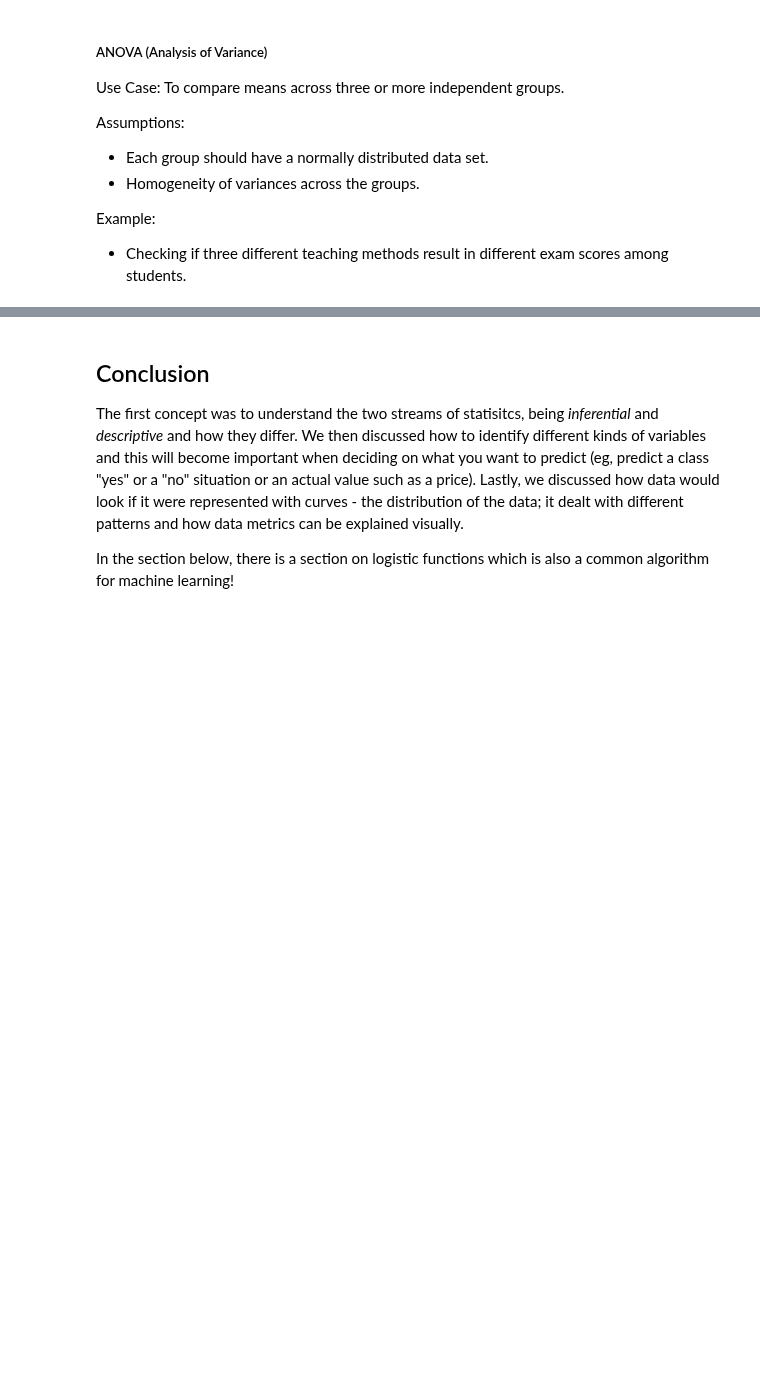
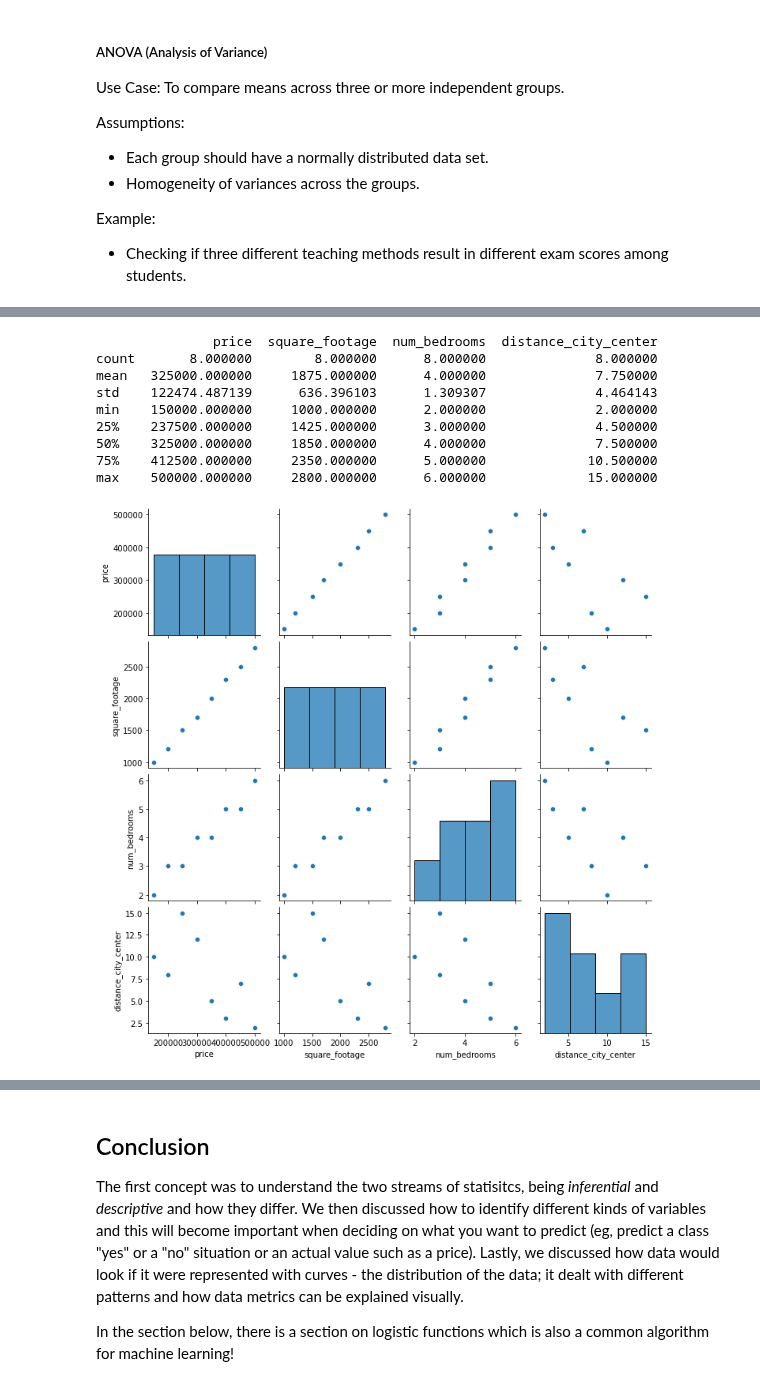
Before and after one commit to sip-23/Python-Snippets, a Jupyter notebook: 4. Introduction_to_statistics_probability_and_distributions.ipynb, the cells around one changed output, grey strips where cells are left out. Drawn from its saved outputs; the diff is of its cells as text; code cells hidden in the pictures; blank space fills up the shorter version.

```diff
--- a/4. Introduction_to_statistics_probability_and_distributions.ipynb
+++ b/4. Introduction_to_statistics_probability_and_distributions.ipynb
@@ -1842,0 +1812,30 @@ Interpretability refers to how well we can understand and explain the results an
+# %%
+# Step 1: Load and Inspect the Data
+
+import pandas as pd
+import seaborn as sns
+import matplotlib.pyplot as plt
+
+# Example dataset creation for illustration purposes
+data = pd.DataFrame({
+    'price': [150000, 200000, 250000, 300000, 350000, 400000, 450000, 500000],
+    'square_footage': [1000, 1200, 1500, 1700, 2000, 2300, 2500, 2800],
+    'num_bedrooms': [2, 3, 3, 4, 4, 5, 5, 6],
+    'distance_city_center': [10, 8, 15, 12, 5, 3, 7, 2]
+})
+
+# Inspect data
+print(data.describe())
+sns.pairplot(data)
+plt.show()
+# %% [output]
+               price  square_footage  num_bedrooms  distance_city_center
+count       8.000000        8.000000      8.000000              8.000000
+mean   325000.000000     1875.000000      4.000000              7.750000
+std    122474.487139      636.396103      1.309307              4.464143
+min    150000.000000     1000.000000      2.000000              2.000000
+25%    237500.000000     1425.000000      3.000000              4.500000
+50%    325000.000000     1850.000000      4.000000              7.500000
+75%    412500.000000     2350.000000      5.000000             10.500000
+max    500000.000000     2800.000000      6.000000             15.000000
+[figure, added]
```
Also changed, not shown: parts of 52 cells of this notebook.
